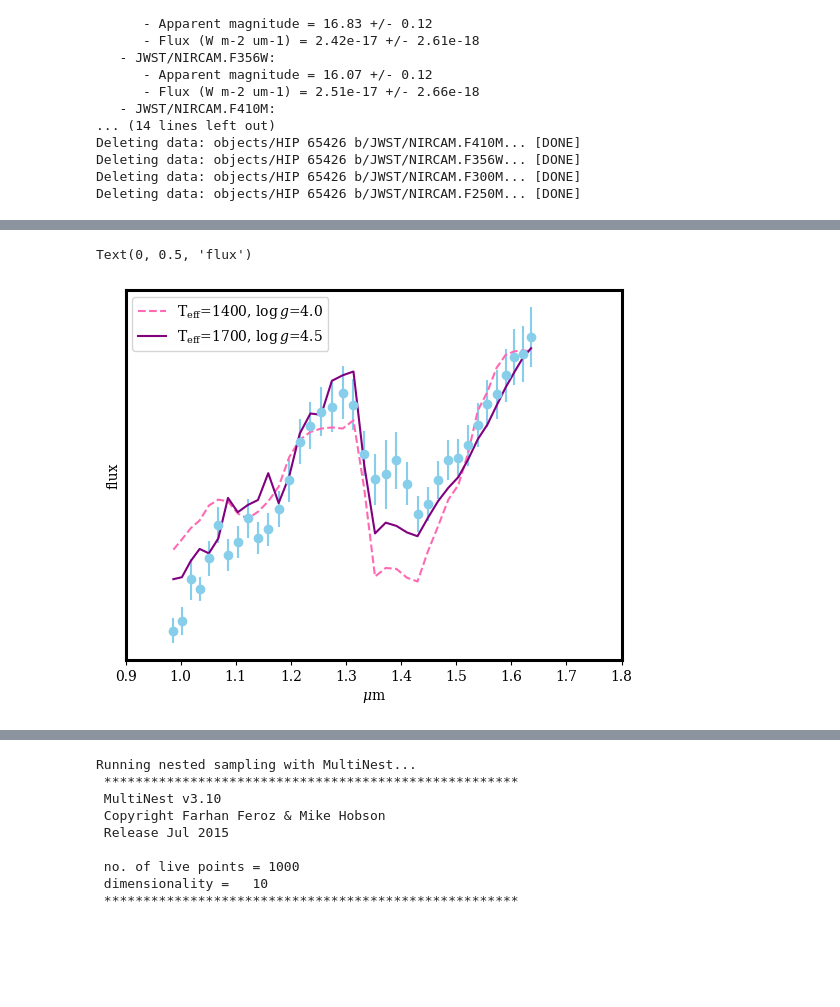
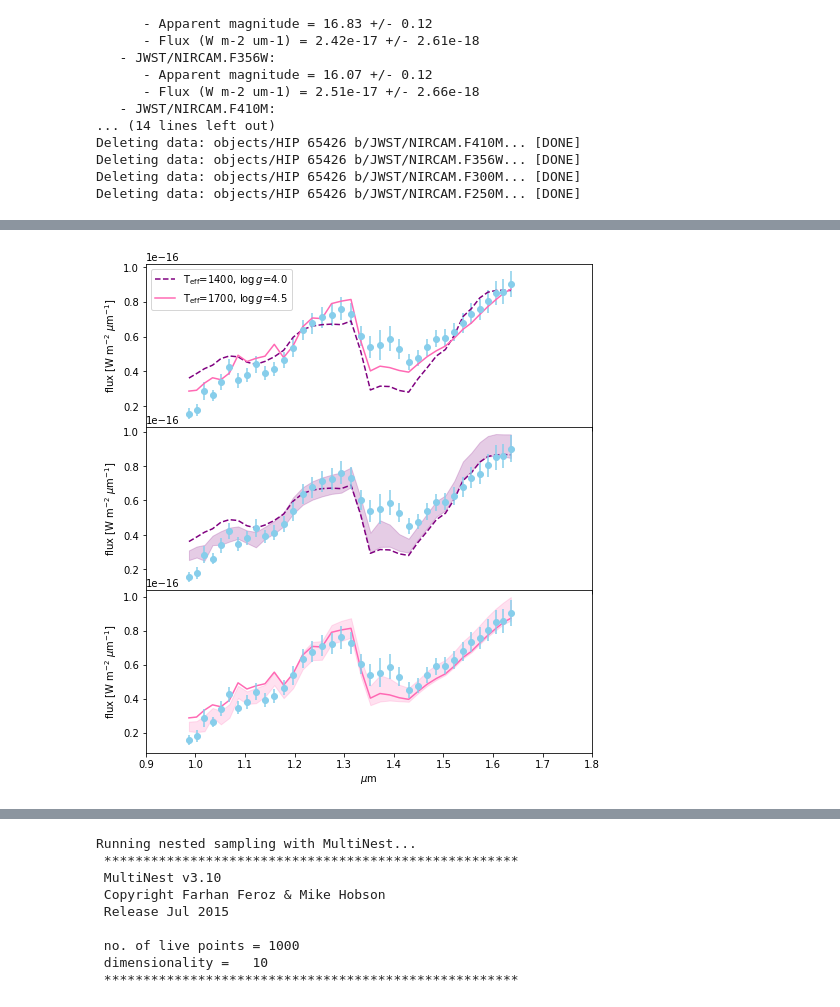
Before and after one commit to sblunt/hip65426, a Jupyter notebook: spectrum_plotting.ipynb, the cells around one changed output, grey strips where cells are left out. Cells and saved outputs as stored; diff of their text form; code cells hidden in the pictures; blank space fills up the shorter version.

Commit message:
finalize SPHERE IFU GP plot

```diff
--- a/spectrum_plotting.ipynb
+++ b/spectrum_plotting.ipynb
@@ -275,45 +282,46 @@ RuntimeError: This version of jaxlib was built using AVX instructions, which you
 # plot the two modes of the BT-SETTL CIFIST spectrum over the SPHERE data
 teff1, teff2=1400, 1700
 logg1, logg2=4.0, 4.5
-model1 = pd.read_csv('data/bt-settl-cifist/bt-settl-cifist_teff_{}_logg_{}_spec.dat'.format(teff1, logg1), names=['wl','flux'], comment='#', delim_whitespace=True)
-model2 = pd.read_csv('data/bt-settl-cifist/bt-settl-cifist_teff_{}_logg_{}_spec.dat'.format(teff2, logg2), names=['wl','flux'], comment='#', delim_whitespace=True)
 
-plt.figure()
-# plt.plot(model1.wl, model1.flux / np.mean(model1.flux), color='k', lw=0.1, alpha=0.5)
-# plt.plot(model2.wl, model2.flux / np.mean(model2.flux), color='purple', lw=0.1, alpha=0.5)
-
-
+fig, ax = plt.subplots(3,1, sharex=True, figsize=(8,9))
+plt.subplots_adjust(hspace=0)
 plt.xlim(0.9,1.8)
-plt.yticks([])
 
 sphere_spectrum = objectbox.spectrum['SPHERE_IFU'][0]
-plt.errorbar(sphere_spectrum[:,0], sphere_spectrum[:,1], sphere_spectrum[:,2], ls='', fmt='o', color='skyblue')
+ax[0].errorbar(sphere_spectrum[:,0], sphere_spectrum[:,1], sphere_spectrum[:,2], ls='', fmt='o', color='skyblue')
 
-m1_flux = spectres.spectres(
-    sphere_spectrum[:,0],
-    model1.wl.values,
-    model1.flux.values
-)
-best_m, _, _, _ = np.linalg.lstsq(m1_flux.reshape(len(m1_flux,),1), sphere_spectrum[:,1].reshape(len(m1_flux,),1))
-plt.plot(sphere_spectrum[:,0], m1_flux * best_m[0,0], color='hotpink', ls='--', label='T$_{{\\mathrm{{eff}}}}$=1400, $\\log{{g}}$=4.0')
+fmts = [{'color':'purple', 'ls':'--'}, {'color':'hotpink', 'ls':'-'}]
 
-plt.plot(sphere_spectrum[:,0], m1_flux * best_m[0,0], color='purple', label='T$_{{\\mathrm{{eff}}}}$=1700, $\\log{{g}}$=4.5')
-m1_resids = sphere_spectrum[:,1] - (m1_flux * best_m[0,0])
-f_amp, length_scale = np.exp(-1.2), 0.6
-mu, var = gp_predict(sphere_spectrum[:,0], m1_resids, sphere_spectrum[:,2], f_amp, length_scale)
-plt.fill_between(sphere_spectrum[:,0], mu+var, mu-var, color='hotpink', alpha=0.5)
+for i, teff, logg in zip((0,1), (teff1, teff2), (logg1, logg2)):
+    model = pd.read_csv(
+        'data/bt-settl-cifist/bt-settl-cifist_teff_{}_logg_{}_spec.dat'.format(teff, logg),
+        names=['wl','flux'], comment='#', delim_whitespace=True
+    )
 
+    m1_flux = spectres.spectres(
+        sphere_spectrum[:,0],
+        model.wl.values,
+        model.flux.values
+    )
+    best_m, _, _, _ = np.linalg.lstsq(m1_flux.reshape(len(m1_flux,),1), sphere_spectrum[:,1].reshape(len(m1_flux,),1))
+    for a in [ax[0], ax[i+1]]:
+        a.plot(
+            sphere_spectrum[:,0],
+            m1_flux * best_m[0,0],
+            color=fmts[i]['color'], ls=fmts[i]['ls'],
+            label='T$_{{\\mathrm{{eff}}}}$={}, $\\log{{g}}$={}'.format(teff, logg)
+        )
 
-m2_flux = spectres.spectres(
-    sphere_spectrum[:,0],
-    model2.wl.values,
-    model2.flux.values
-)
-best_m, _, _, _ = np.linalg.lstsq(m2_flux.reshape(len(m2_flux,),1), sphere_spectrum[:,1].reshape(len(m2_flux,),1))
+    m1_resids = sphere_spectrum[:,1] - (m1_flux * best_m[0,0])
+    f_amp, length_scale = 0.5, np.exp(-1.2)
 
+    mu, stddev = gp_predict(sphere_spectrum[:,0], m1_resids, sphere_spectrum[:,2], f_amp, length_scale)
+    ax[i+1].errorbar(sphere_spectrum[:,0], sphere_spectrum[:,1], sphere_spectrum[:,2], ls='', fmt='o', color='skyblue')
+    ax[i+1].fill_between(sphere_spectrum[:,0],m1_flux * best_m[0,0] +  mu+stddev, m1_flux * best_m[0,0] + mu-stddev, color=fmts[i]['color'], alpha=0.2)
 
-plt.legend()
-plt.xlabel('$\mu$m')
-plt.ylabel('flux')
+ax[0].legend()
+plt.xlabel('$\\mu$m')
+ax[0].set_ylabel('flux [W m$^{-2}$ $\mu$m$^{-1}$]')
+ax[1].set_ylabel('flux [W m$^{-2}$ $\mu$m$^{-1}$]'); ax[2].set_ylabel('flux [W m$^{-2}$ $\mu$m$^{-1}$]')
 plt.savefig('results/plots/sphere_bt_settl.png', dpi=250)
 # %% [output]
@@ -325,5 +332,4 @@ To use the future default and silence this warning we advise to pass `rcond=None
-Text(0, 0.5, 'flux')
-[figure, old version]
+[figure, new version]
 # %%
 inc_phot = [
         'Paranal/SPHERE.IRDIS_D_H23_2',
```
Also changed, not shown: parts of 7 cells of this notebook.
